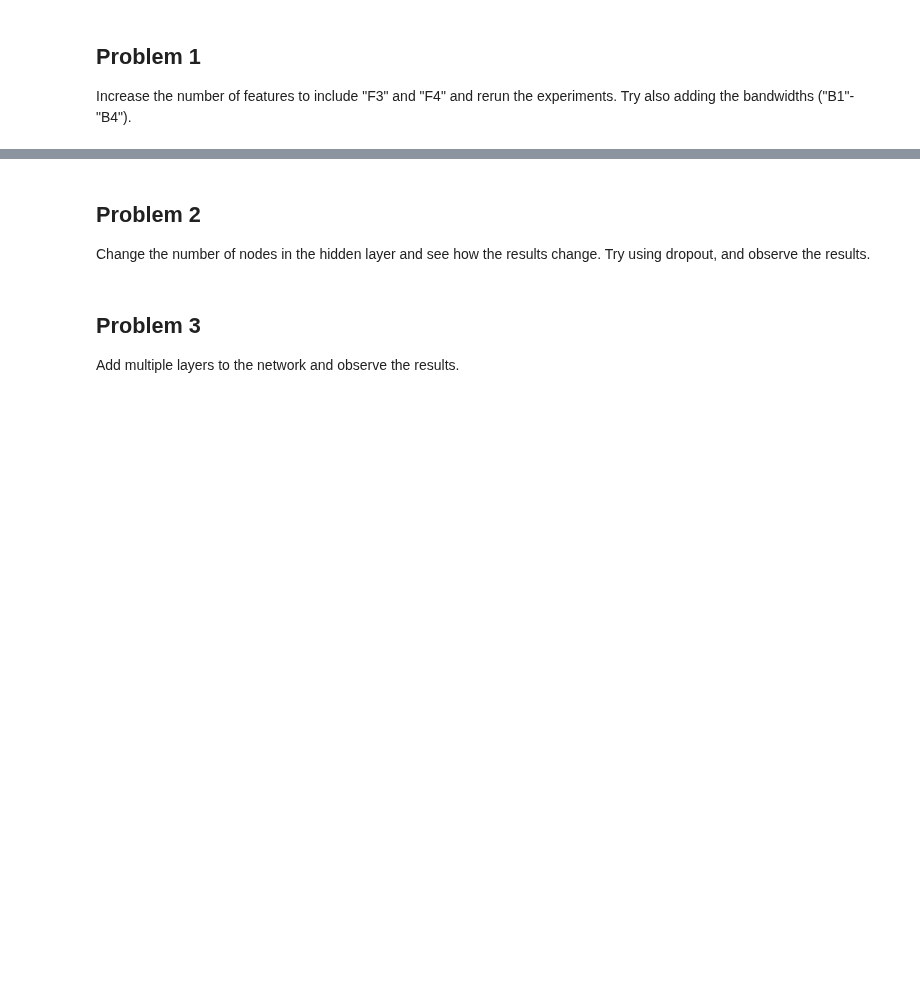
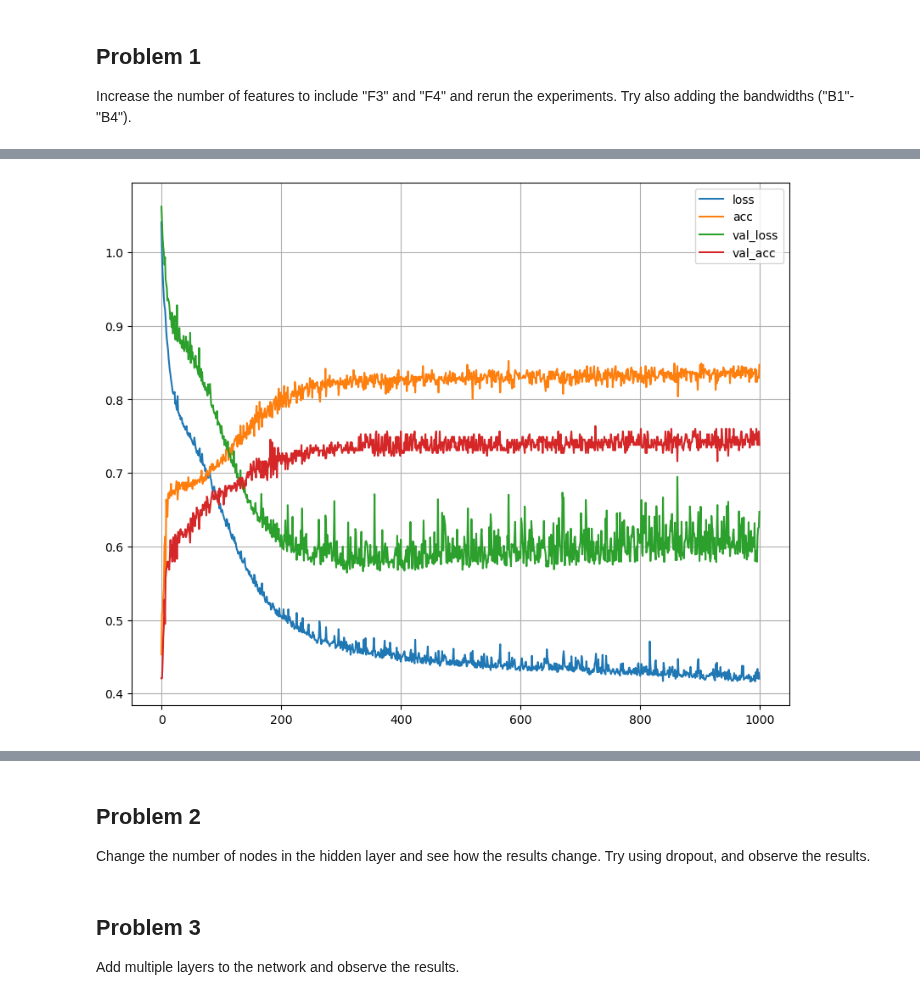
Before and after one commit to martinfsl/TTT4185, a Jupyter notebook: Assignments/Assignment_3/TTT4185_assignment_3a.ipynb, the cells around one changed output, grey strips where cells are left out. Saved outputs shown, nothing was run; the diff lists cells and outputs as text; code cells hidden in the pictures; blank space fills up the shorter version.

```diff
--- a/Assignments/Assignment_3/TTT4185_assignment_3a.ipynb
+++ b/Assignments/Assignment_3/TTT4185_assignment_3a.ipynb
@@ -23,7 +26,7 @@ from tensorflow import keras
 # %%
 # Load data from CSV files
-rawtrain = pd.read_csv("Train.csv")
-rawvalid = pd.read_csv("Validation.csv")
+rawtrain = pd.read_csv("Train(6).csv")
+rawvalid = pd.read_csv("Validation(2).csv")
 
 # Take a peek at the raw data
 rawtrain.head(10)
@@ -88,0 +129,27 @@ Increase the number of features to include "F3" and "F4" and rerun the experimen
+# %%
+# Getting the features and normalizing
+f1f2f3f4 = ["F1", "F2", "F3", "F4"]
+
+x_train_f1f2f3f4 = train[f1f2f3f4]
+x_mean_train_f1f2f3f4 = np.mean(x_train_f1f2f3f4)
+x_train_f1f2f3f4_norm = x_train_f1f2f3f4 - x_mean_train_f1f2f3f4
+
+x_valid_f1f2f3f4 = valid[f1f2f3f4]
+x_mean_valid_f1f2f3f4 = np.mean(x_valid_f1f2f3f4)
+x_valid_f1f2f3f4_norm = x_valid_f1f2f3f4 - x_mean_valid_f1f2f3f4
+
+# Create a model with a single hidden layer
+model_f1f2f3f4 = keras.Sequential([
+    keras.layers.Dense(256, activation=tf.nn.relu, input_dim=x_train_f1f2f3f4_norm.shape[1]),
+    keras.layers.Dense(len(phonemes), activation=tf.nn.softmax)
+])
+model_f1f2f3f4.summary()
+
+# Train the model
+model_f1f2f3f4.compile(loss='categorical_crossentropy',
+              optimizer='adam',
+              metrics=['accuracy'])
+
+# Train the model
+history_f1f2f3f4 = model_f1f2f3f4.fit(x_train_f1f2f3f4_norm, y_train, validation_data=(x_valid_f1f2f3f4_norm, y_valid),
+                    epochs=1000, batch_size=32, verbose=True)
@@ -88,0 +174,12 @@ Increase the number of features to include "F3" and "F4" and rerun the experimen
+# %%
+# Visualize the training results
+plt.figure(figsize=(10,8))
+plt.plot(history_f1f2f3f4.history['loss'],label='loss')
+plt.plot(history_f1f2f3f4.history['accuracy'],label='acc')
+plt.plot(history_f1f2f3f4.history['val_loss'],label='val_loss')
+plt.plot(history_f1f2f3f4.history['val_accuracy'],label='val_acc')
+plt.grid()
+plt.legend()
+plt.show()
+# %% [output]
+[figure, added]
```
Also changed, not shown: parts of 8 cells of this notebook.
